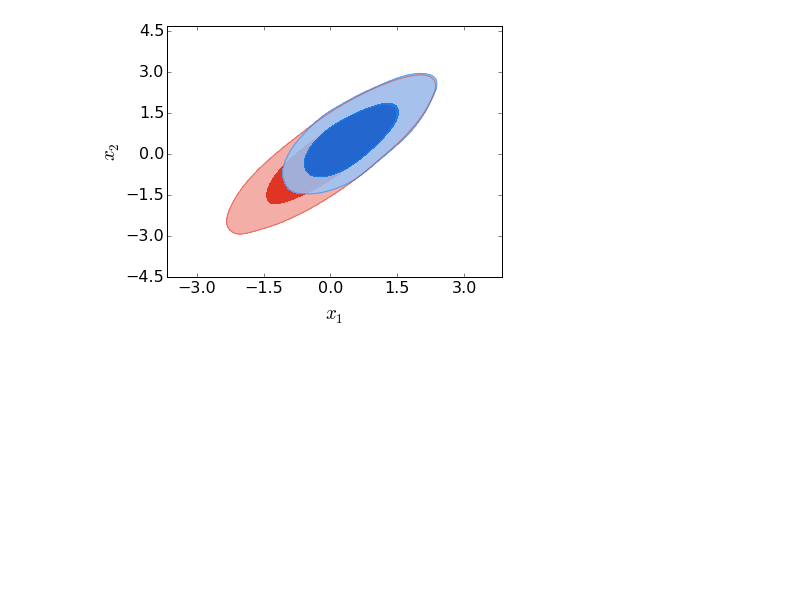
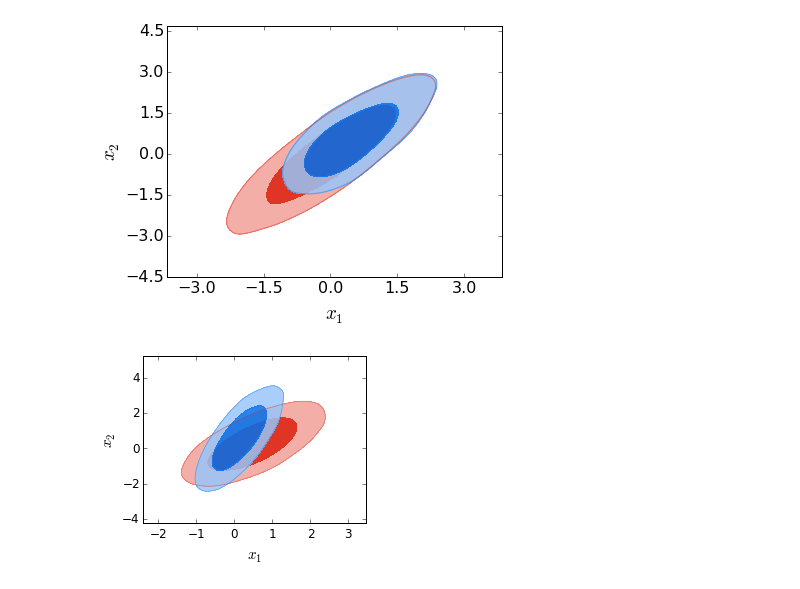
Before and after one commit to cmbant/CosmoMC, a Jupyter notebook: python/docs/plot_gallery.ipynb, the cells around one changed output. Drawn from its saved outputs; the diff is of its cells as text; code cells hidden in the pictures; blank space fills up the shorter version.

```diff
--- a/python/docs/plot_gallery.ipynb
+++ b/python/docs/plot_gallery.ipynb
@@ -291,3 +291,11 @@ g.plot_2d(['testchain','testchain2'], 'x1', 'x2', filled=True);
 #cleanup test files
 import shutil
 shutil.rmtree(tempdir)
+# %%
+from getdist import plots, gaussian_mixtures
+g = plots.getSinglePlotter(width_inch = 4)
+samples1, samples2 = gaussian_mixtures.randomTestMCSamples(ndim=2, nMCSamples=2,
+                                                    names = ['x1','x2'], labels=['x_1', 'x_2'])
+g.plot_2d([samples1,samples2], 'x1', 'x2', filled=True);
+# %% [output]
+[figure, added]
```
Also changed, not shown: parts of 3 cells of this notebook, 30 other files.
